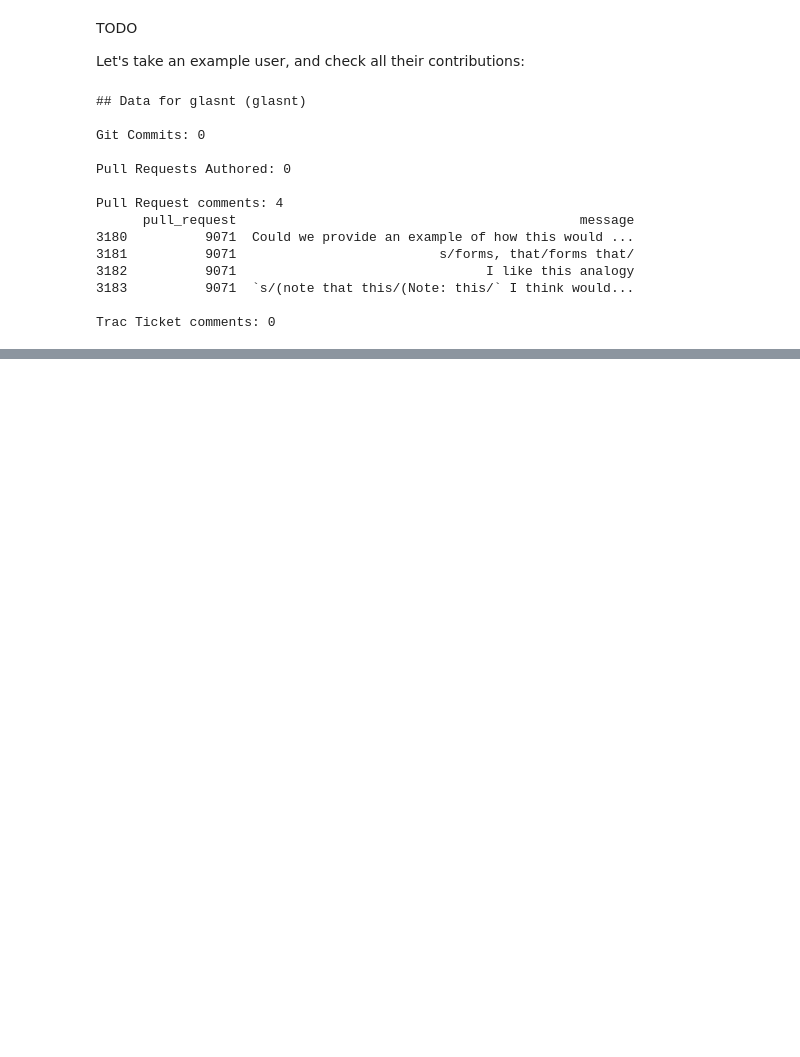
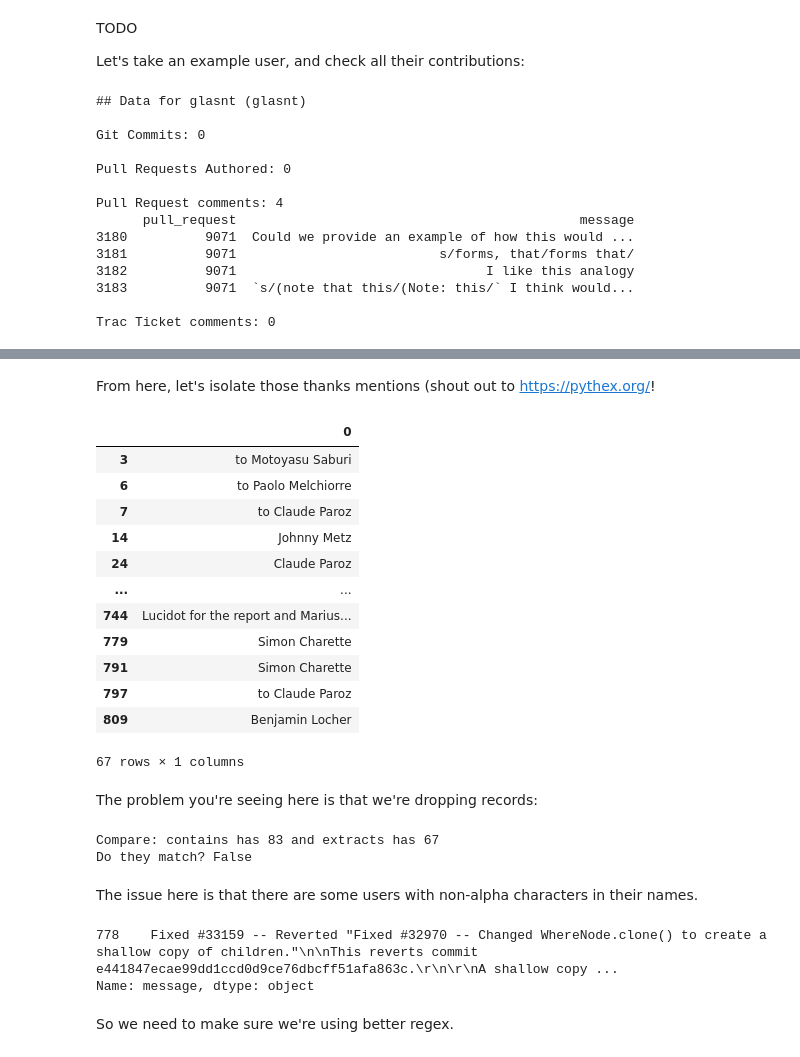
Before and after one commit to glasnt/dceu2022-sprints-work, a Jupyter notebook: notebook.ipynb, the cells around one changed output, grey strips where cells are left out. Cells and saved outputs as stored; diff of their text form; code cells hidden in the pictures; blank space fills up the shorter version.

```diff
--- a/notebook.ipynb
+++ b/notebook.ipynb
@@ -580,0 +629,40 @@ Words words TODO
+# %% [markdown]
+From here, let's isolate those thanks mentions (shout out to [https://pythex.org/](https://pythex.org/)!
+# %%
+git_commits_df.message.str.extract(r'Thanks ([a-zA-Z ]+) for').dropna()
+# %% [output]
+|  | 0 |
+| 3 | to Motoyasu Saburi |
+| 6 | to Paolo Melchiorre |
+| 7 | to Claude Paroz |
+| 14 | Johnny Metz |
+| 24 | Claude Paroz |
+| ... | ... |
+| 744 | Lucidot for the report and Marius... |
+| 779 | Simon Charette |
+| 791 | Simon Charette |
+| 797 | to Claude Paroz |
+| 809 | Benjamin Locher |
+67 rows × 1 columns
+# %% [markdown]
+The problem you're seeing here is that we're dropping records:
+# %%
+contains_records = len(git_commits_df[git_commits_df.message.str.contains("Thanks")][["author", "message"]])
+extracts_records = len(git_commits_df.message.str.extract(r'Thanks ([a-zA-Z ]+) for').dropna())
+
+print("Compare: contains has", contains_records, "and extracts has", extracts_records)
+print("Do they match?", contains_records == extracts_records)
+# %% [output]
+Compare: contains has 83 and extracts has 67
+Do they match? False
+# %% [markdown]
+The issue here is that there are some users with non-alpha characters in their names.
+# %%
+example_user = "Michal"
+example_commits = git_commits_df[git_commits_df.message.str.contains(example_user).dropna()]["message"]
+print(example_commits)
+# %% [output]
+778    Fixed #33159 -- Reverted "Fixed #32970 -- Changed WhereNode.clone() to create a shallow copy of children."\n\nThis reverts commit e441847ecae99dd1ccd0d9ce76dbcff51afa863c.\r\n\r\nA shallow copy ...
+Name: message, dtype: object
+# %% [markdown]
+So we need to make sure we're using better regex.
```
Also changed, not shown: parts of 17 cells of this notebook, 2 other files.
